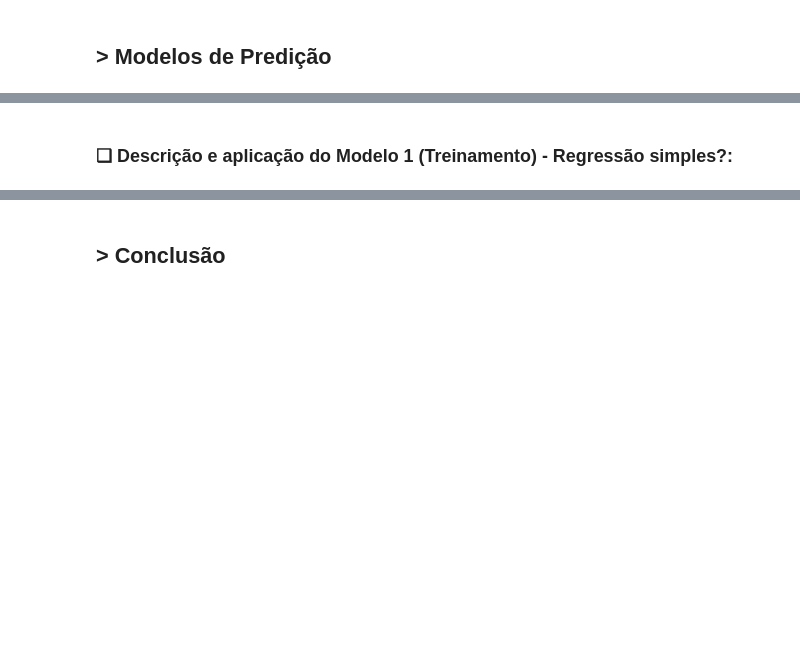
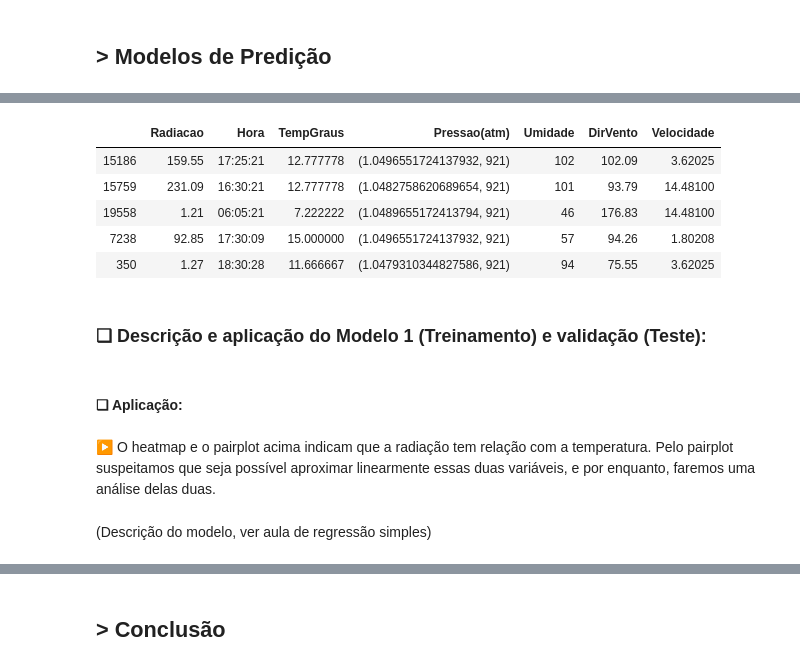
Before and after one commit to GustavoG-bot/projeto2data, a Jupyter notebook: projeto2.ipynb, the cells around one changed output, grey strips where cells are left out. Cells and saved outputs as stored; diff of their text form; code cells hidden in the pictures; blank space fills up the shorter version.

```diff
--- a/projeto2.ipynb
+++ b/projeto2.ipynb
@@ -294,2 +328,17 @@ ax.set_ylim(baixo + 0.5, topo - 0.5)
+# %%
+test.head(5)
+# %% [output]
+|  | Radiacao | Hora | TempGraus | Pressao(atm) | Umidade | DirVento | Velocidade |
+| 15186 | 159.55 | 17:25:21 | 12.777778 | (1.0496551724137932, 921) | 102 | 102.09 | 3.62025 |
+| 15759 | 231.09 | 16:30:21 | 12.777778 | (1.0482758620689654, 921) | 101 | 93.79 | 14.48100 |
+| 19558 | 1.21 | 06:05:21 | 7.222222 | (1.0489655172413794, 921) | 46 | 176.83 | 14.48100 |
+| 7238 | 92.85 | 17:30:09 | 15.000000 | (1.0496551724137932, 921) | 57 | 94.26 | 1.80208 |
+| 350 | 1.27 | 18:30:28 | 11.666667 | (1.0479310344827586, 921) | 94 | 75.55 | 3.62025 |
 # %% [markdown]
-### ❑ Descrição e aplicação do Modelo 1 (Treinamento) - Regressão simples?:
+### ❑ Descrição e aplicação do Modelo 1 (Treinamento) e validação (Teste):
+# %% [markdown]
+#### ❑ Aplicação:
+# %% [markdown]
+▶ O heatmap e o pairplot acima indicam que a radiação tem relação com a temperatura. Pelo pairplot suspeitamos que seja possível aproximar linearmente essas duas variáveis, e por enquanto, faremos uma análise delas duas.
+# %% [markdown]
+(Descrição do modelo, ver aula de regressão simples)
```
Also changed, not shown: parts of 18 cells of this notebook.
